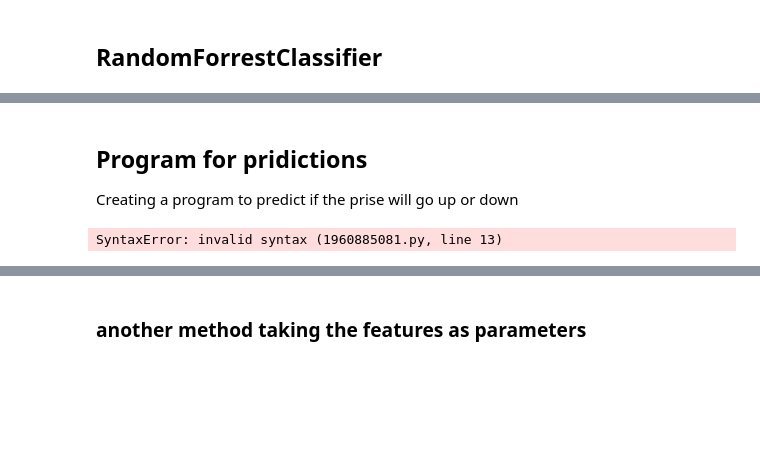
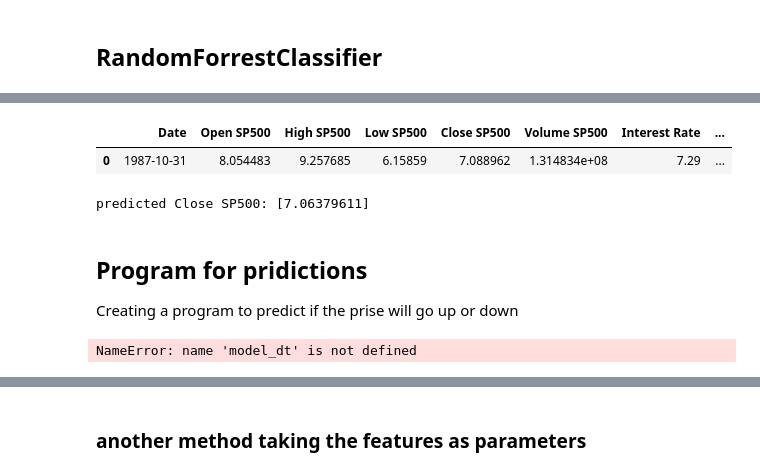
Before and after one commit to badranyoussef/bi-exam-project-stock, a Jupyter notebook: notebooks/resample_of_frequency.ipynb, the cells around one changed output, grey strips where cells are left out. Saved outputs shown, nothing was run; the diff lists cells and outputs as text; code cells hidden in the pictures; blank space fills up the shorter version.

```diff
--- a/notebooks/resample_of_frequency.ipynb
+++ b/notebooks/resample_of_frequency.ipynb
@@ -1150,3 +1000,25 @@ Confusion Matrix:
+# %%
+df_monthly_test.head(1)
+# %% [output]
+|  | Date | Open SP500 | High SP500 | Low SP500 | Close SP500 | Volume SP500 | Interest Rate | ... |
+| 0 | 1987-10-31 | 8.054483 | 9.257685 | 6.15859 | 7.088962 | 1.314834e+08 | 7.29 | ... |
+# %%
+# Eksempeldata til forudsigelse
+data_to_predict = {
+    'Interest Rate': [7.29],  # Sæt den ønskede værdi
+    'Inflation Rate': [6],  # Sæt den ønskede værdi
+    'CPIAUCSL': [115]         # Sæt den ønskede værdi
+}
+
+# Opret DataFrame fra eksempeldata
+data = pd.DataFrame(data_to_predict)
+
+# Forudsig
+y_new_pred = model_rfr.predict(data)
+
+print('predicted Close SP500:', y_new_pred)
+# %% [output]
+predicted Close SP500: [7.06379611]
 # %% [markdown]
 ## Program for pridictions
 Creating a program to predict if the prise will go up or down
@@ -1182,7 +1054,7 @@ def predict_stock_movement(year, month, model, df):
 
 # Eksempel på brug af funktionen
 # Antag, at dt_model er den trænede model, og df_monthly_test er din DataFrame med data
-result = predict_stock_movement(2017, 9, dt_model, df_monthly_test)
+result = predict_stock_movement(2017, 9, model_dt, df_monthly_test)
 print(f"Prediction for {month} {year}: {result}")
 # %% [output]
-SyntaxError: invalid syntax (1960885081.py, line 13)
+NameError: name 'model_dt' is not defined
```
Also changed, not shown: parts of 36 cells of this notebook, 2 other files.
